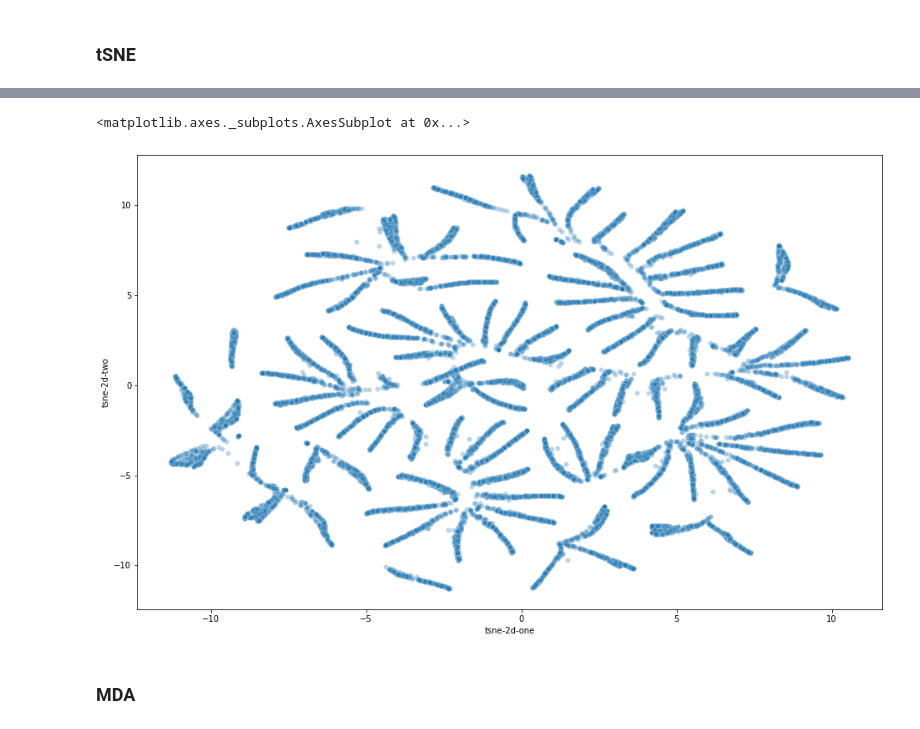
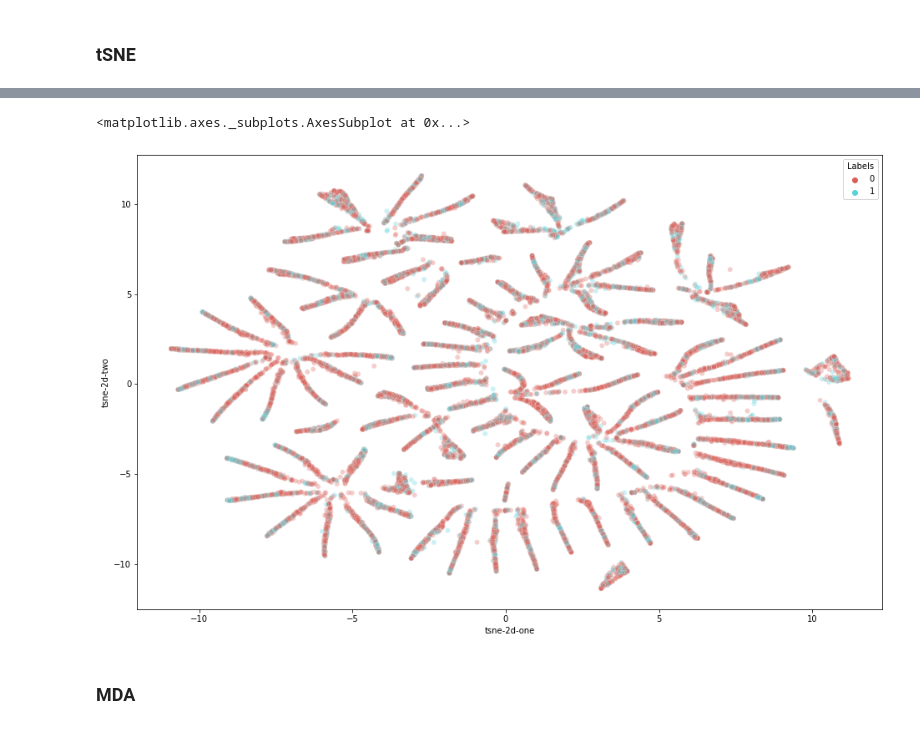
Before and after one commit to sergio-gimenez/anomaly-4G-detection, a Jupyter notebook: MLEARN_Competition_GimenezCastell.ipynb, the cells around one changed output, grey strips where cells are left out. Drawn from its saved outputs; the diff is of its cells as text; code cells hidden in the pictures.

Commit message:
[Fixed] colored tsne plot

```diff
--- a/MLEARN_Competition_GimenezCastell.ipynb
+++ b/MLEARN_Competition_GimenezCastell.ipynb
@@ -161,20 +167,21 @@ tsne_results = tsne.fit_transform(X_train)
 # %%
 df_subset={}
 df_subset['tsne-2d-one'] = tsne_results[:,0]
 df_subset['tsne-2d-two'] = tsne_results[:,1]
+df_subset['Labels'] = y_train
 
 plt.figure(figsize=(16,10))
 sns.scatterplot(
     x="tsne-2d-one", y="tsne-2d-two",
-    # hue="y",
-    palette=sns.color_palette("hls", 10),
+    hue="Labels",
+    palette=sns.color_palette("hls", 2),
     data=df_subset,
     legend="full",
     alpha=0.3
 )
 # %% [output]
 <matplotlib.axes._subplots.AxesSubplot at 0x...>
-[figure, old version]
+[figure, new version]
 # %% [markdown]
 ### MDA
 # %%
```
Also changed, not shown: parts of 7 cells of this notebook.
